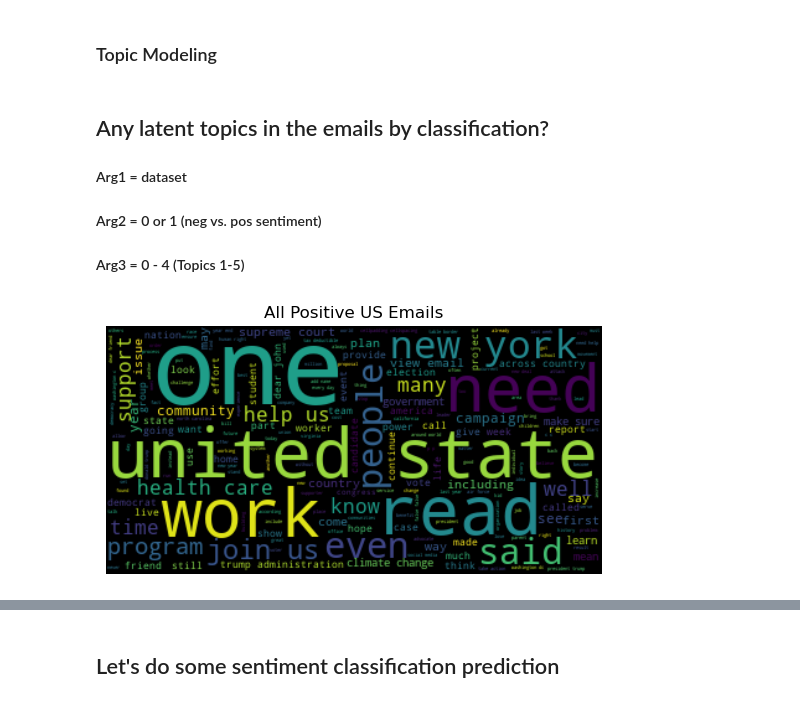
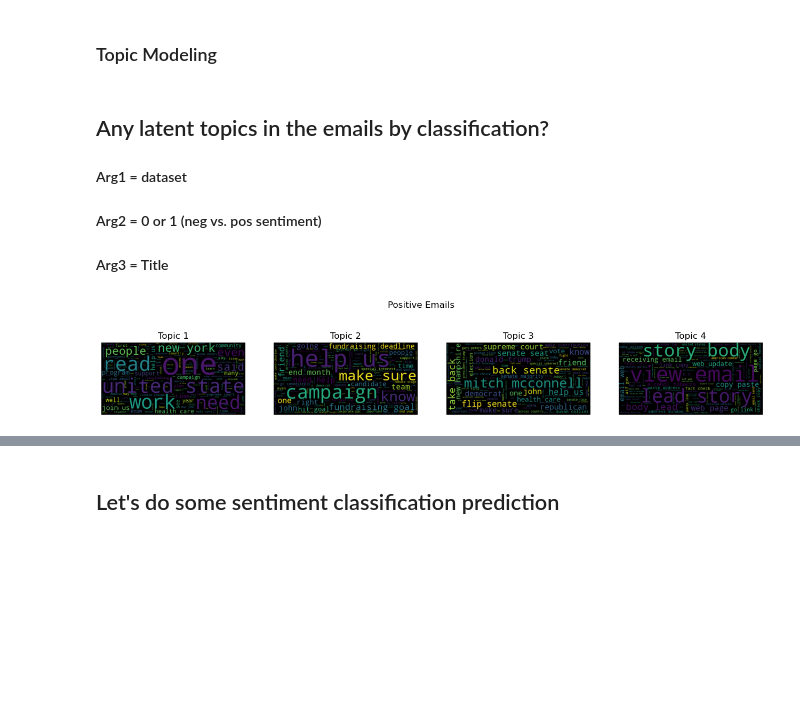
Before and after one commit to statzenthusiast921/political-emails-analysis, a Jupyter notebook: main/notebooks/Emails EDA 10.16.22.ipynb, the cells around one changed output, grey strips where cells are left out. Cells and saved outputs as stored; diff of their text form; code cells hidden in the pictures; blank space fills up the shorter version.

Commit message:
cleaned up topic modelling function

```diff
--- a/main/notebooks/Emails EDA 10.16.22.ipynb
+++ b/main/notebooks/Emails EDA 10.16.22.ipynb
@@ -1017,11 +1062,11 @@ def topic_model_pipeline(data,filter_num,topic_num,title):
 
 #### Arg1 = dataset
 #### Arg2 = 0 or 1 (neg vs. pos sentiment)
-#### Arg3 = 0 - 4 (Topics 1-5)
+#### Arg3 = Title
 # %%
 #Positive Sentiment - all of US
-topic_model_pipeline(df_dom,1,0,'All Positive US Emails')
+topic_model_pipeline(df_dom,1,'Positive Emails')
 # %% [output]
-[figure, old version]
+[figure, new version]
 # %%
 #Negative Sentiment - all of US
```
Also changed, not shown: parts of 19 cells of this notebook.
